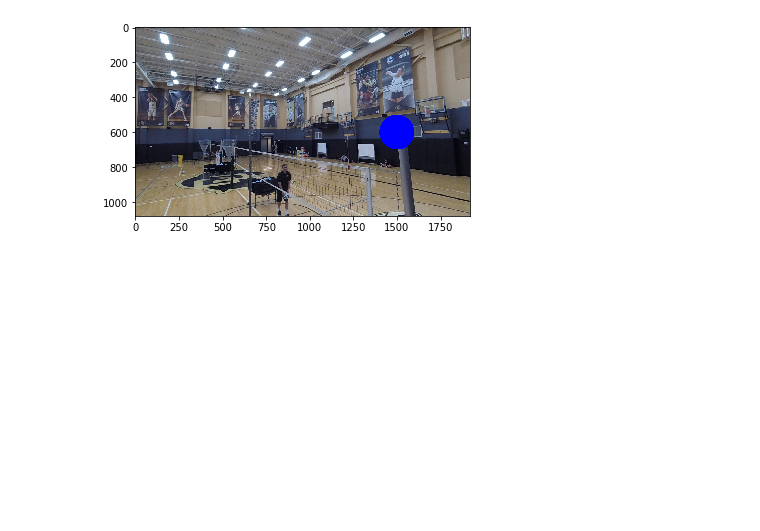
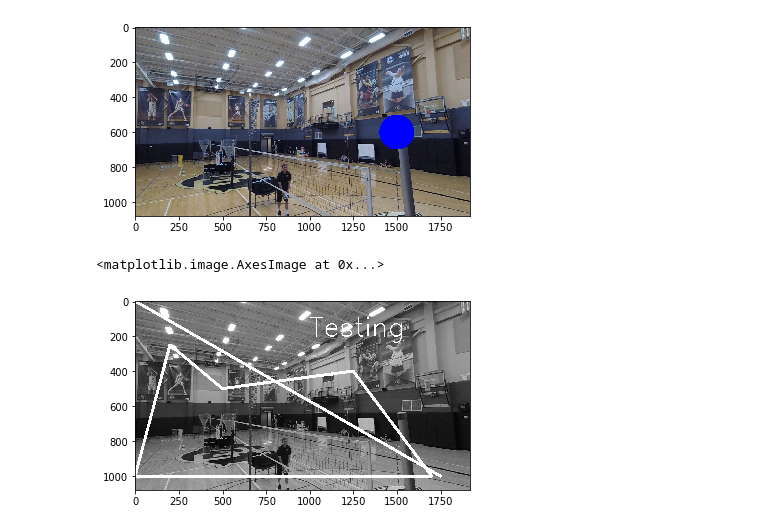
Before and after one commit to bakerscott/VB-Research, a Jupyter notebook: Jupyter/Scott-Notes.ipynb, the cells around one changed output. Drawn from its saved outputs; the diff is of its cells as text; code cells hidden in the pictures; blank space fills up the shorter version.

Commit message:
learning openCV

```diff
--- a/Jupyter/Scott-Notes.ipynb
+++ b/Jupyter/Scott-Notes.ipynb
@@ -18,3 +18,24 @@ plt.imshow(img)
 # %% [output]
 <matplotlib.image.AxesImage at 0x...>
 [figure]
+# %%
+im2 = cv2.imread('/home/scott/VB-Research/Jupyter/Images/OpenCVtest.png',cv2.IMREAD_GRAYSCALE)
+# plt.imshow(im2,cmap='gray',interpolation='bicubic')
+
+# to save an image: cv2.imwrite('filename.png',im2)
+
+cv2.line(im2, (0,0),(1750,1000),(255,255,255),15)
+
+# for a polygon:
+points = np.array([[200,250],[500,500],[1250,400],[1700,1000],[0,1000]],np.int32)
+points = points.reshape((-1,1,2))
+cv2.polylines(im2, [points], True, (255,255,0), 15)
+
+# for words:
+font = cv2.FONT_HERSHEY_SIMPLEX
+cv2.putText(im2, 'Testing', (1000,200), font, 5, (255, 255, 255),5, cv2.LINE_AA)
+
+plt.imshow(im2,cmap='gray')
+# %% [output]
+<matplotlib.image.AxesImage at 0x...>
+[figure, added]
```
Also changed, not shown: parts of 2 cells of this notebook.
